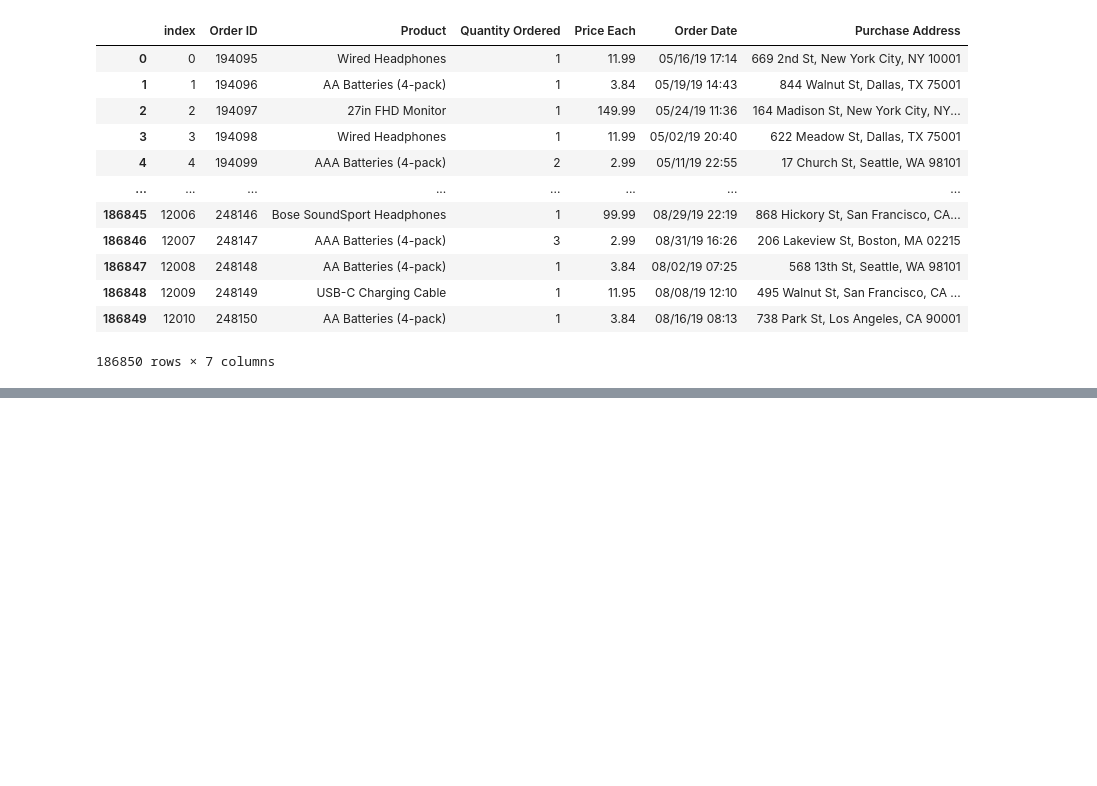
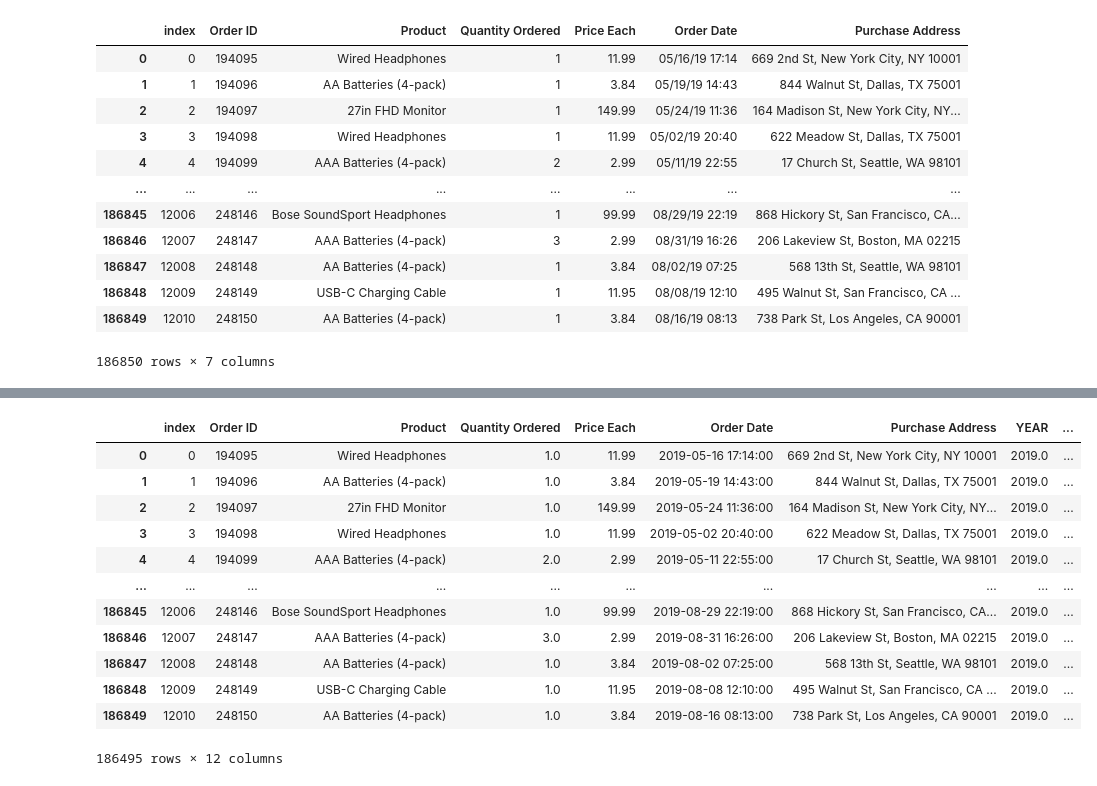
Before and after one commit to borissinchec/MyRepo, a Jupyter notebook: taller_python_02.ipynb, the cells around one changed output, grey strips where cells are left out. Saved outputs shown, nothing was run; the diff lists cells and outputs as text; code cells hidden in the pictures; blank space fills up the shorter version.

```diff
--- a/taller_python_02.ipynb
+++ b/taller_python_02.ipynb
@@ -442,0 +466,30 @@ all_data
+# %%
+all_data = all_data.dropna(how='all')
+# %%
+all_data = all_data[all_data['Order Date'].str[0:5] != 'Order']
+# %%
+all_data['Order Date'] = pd.to_datetime(all_data['Order Date'])
+all_data['Price Each'] = pd.to_numeric(all_data['Price Each'])
+all_data['Quantity Ordered'] = pd.to_numeric(all_data['Quantity Ordered'])
+# %%
+all_data['YEAR'] = all_data['Order Date'].dt.year
+all_data['MONTH'] = all_data['Order Date'].dt.month
+all_data['DAY'] = all_data['Order Date'].dt.day
+all_data['DAY_OF_WEEK'] = all_data['Order Date'].dt.dayofweek
+all_data['HOUR'] = all_data['Order Date'].dt.hour
+# %%
+all_data
+# %% [output]
+|  | index | Order ID | Product | Quantity Ordered | Price Each | Order Date | Purchase Address | YEAR | ... |
+| 0 | 0 | 194095 | Wired Headphones | 1.0 | 11.99 | 2019-05-16 17:14:00 | 669 2nd St, New York City, NY 10001 | 2019.0 | ... |
+| 1 | 1 | 194096 | AA Batteries (4-pack) | 1.0 | 3.84 | 2019-05-19 14:43:00 | 844 Walnut St, Dallas, TX 75001 | 2019.0 | ... |
+| 2 | 2 | 194097 | 27in FHD Monitor | 1.0 | 149.99 | 2019-05-24 11:36:00 | 164 Madison St, New York City, NY... | 2019.0 | ... |
+| 3 | 3 | 194098 | Wired Headphones | 1.0 | 11.99 | 2019-05-02 20:40:00 | 622 Meadow St, Dallas, TX 75001 | 2019.0 | ... |
+| 4 | 4 | 194099 | AAA Batteries (4-pack) | 2.0 | 2.99 | 2019-05-11 22:55:00 | 17 Church St, Seattle, WA 98101 | 2019.0 | ... |
+| ... | ... | ... | ... | ... | ... | ... | ... | ... | ... |
+| 186845 | 12006 | 248146 | Bose SoundSport Headphones | 1.0 | 99.99 | 2019-08-29 22:19:00 | 868 Hickory St, San Francisco, CA... | 2019.0 | ... |
+| 186846 | 12007 | 248147 | AAA Batteries (4-pack) | 3.0 | 2.99 | 2019-08-31 16:26:00 | 206 Lakeview St, Boston, MA 02215 | 2019.0 | ... |
+| 186847 | 12008 | 248148 | AA Batteries (4-pack) | 1.0 | 3.84 | 2019-08-02 07:25:00 | 568 13th St, Seattle, WA 98101 | 2019.0 | ... |
+| 186848 | 12009 | 248149 | USB-C Charging Cable | 1.0 | 11.95 | 2019-08-08 12:10:00 | 495 Walnut St, San Francisco, CA ... | 2019.0 | ... |
+| 186849 | 12010 | 248150 | AA Batteries (4-pack) | 1.0 | 3.84 | 2019-08-16 08:13:00 | 738 Park St, Los Angeles, CA 90001 | 2019.0 | ... |
+186495 rows × 12 columns
```
Also changed, not shown: parts of 15 cells of this notebook.
